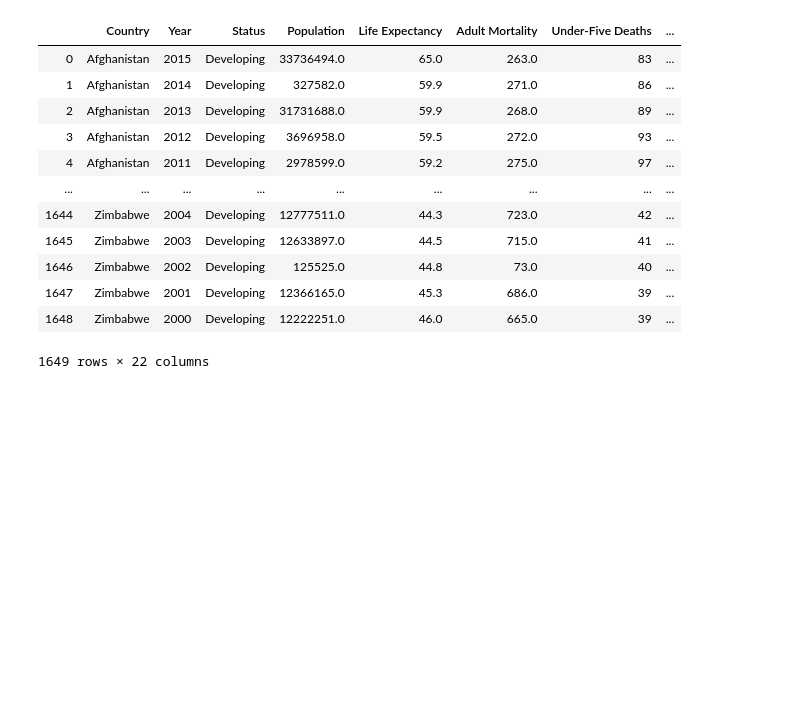
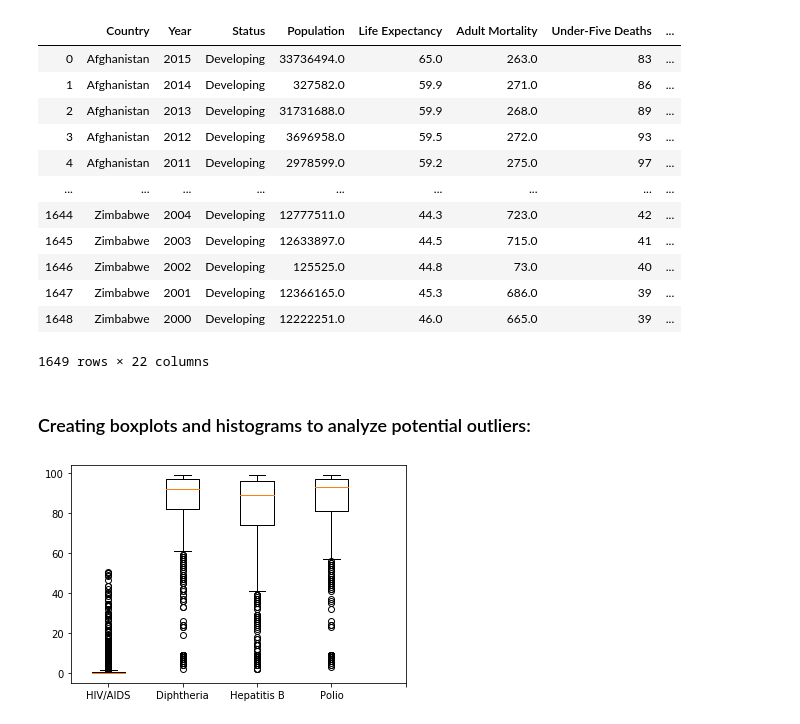
Before and after one commit to DarleneKo/life-expectancy-rates, a Jupyter notebook: master_data_cleaning.ipynb, the cells around one changed output. Saved outputs shown, nothing was run; the diff lists cells and outputs as text; code cells hidden in the pictures; blank space fills up the shorter version.

Commit message:
Created boxplots for the diseases to show outliers

```diff
--- a/master_data_cleaning.ipynb
+++ b/master_data_cleaning.ipynb
@@ -27,5 +12,5 @@ df
 # %%
-df1 = df.drop(columns='Unnamed: 0')
+df1 = df.drop(columns='Unnamed: 0').rename(columns = {"Diphtheria ": "Diphtheria"})
 df1
 # %% [output]
 |  | Country | Year | Status | Population | Life Expectancy | Adult Mortality | Under-Five Deaths | ... |
@@ -41,3 +26,18 @@ df1
 | 1647 | Zimbabwe | 2001 | Developing | 12366165.0 | 45.3 | 686.0 | 39 | ... |
 | 1648 | Zimbabwe | 2000 | Developing | 12222251.0 | 46.0 | 665.0 | 39 | ... |
 1649 rows × 22 columns
+# %% [markdown]
+### Creating boxplots and histograms to analyze potential outliers:
+# %%
+hiv = df1['HIV/AIDS']
+diphtheria = df1['Diphtheria']
+hepatitisB = df1['Hepatitis B']
+measles = df1['Measles']
+polio = df1['Polio']
+
+fig1, ax1 = plt.subplots()
+ax1.boxplot([hiv, diphtheria, hepatitisB, polio])
+plt.xticks([1, 2, 3, 4, 5], ['HIV/AIDS', 'Diphtheria', 'Hepatitis B', 'Polio'])
+plt.show()
+# %% [output]
+[figure, added]
```
Also changed, not shown: parts of 2 cells of this notebook.
